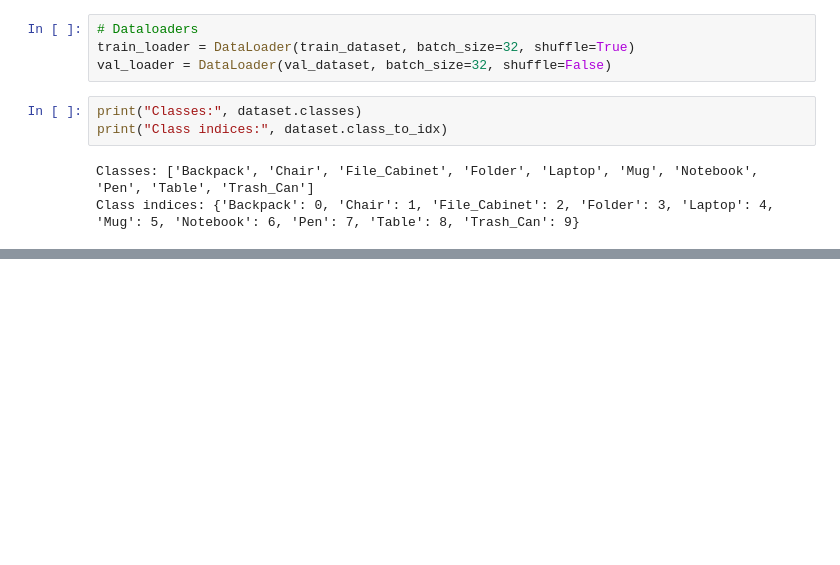
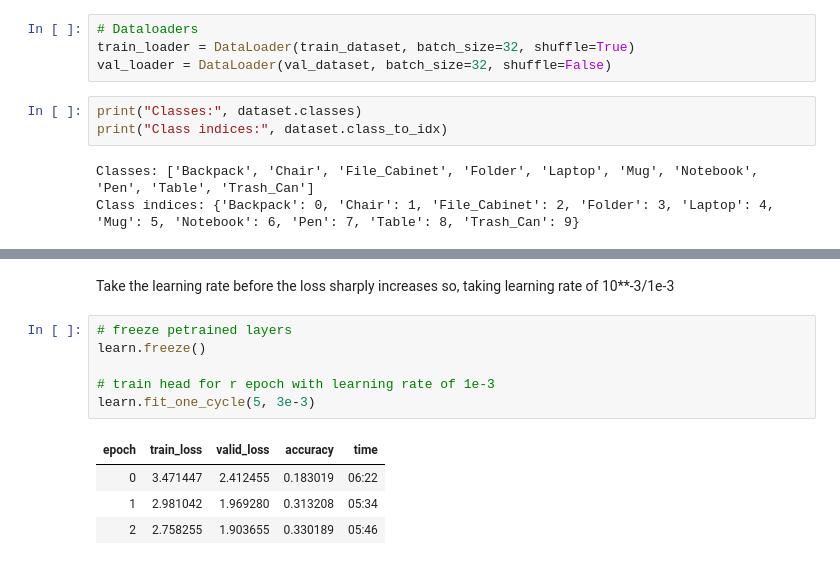
Before and after one commit to magala20-alt/AI-In-Robotics, a Jupyter notebook: model.ipynb, the cells around one changed output, grey strips where cells are left out. Saved outputs shown, nothing was run; the diff lists cells and outputs as text; blank space fills up the shorter version.

```diff
--- a/model.ipynb
+++ b/model.ipynb
@@ -96,0 +96,13 @@ SuggestedLRs(valley=0.0014454397605732083)
+# %% [markdown]
+Take the learning rate before the loss sharply increases so, taking learning rate of 10**-3/1e-3
+# %%
+# freeze petrained layers
+learn.freeze()
+
+# train head for r epoch with learning rate of 1e-3
+learn.fit_one_cycle(5, 3e-3)
+# %% [output]
+| epoch | train_loss | valid_loss | accuracy | time |
+| 0 | 3.471447 | 2.412455 | 0.183019 | 06:22 |
+| 1 | 2.981042 | 1.969280 | 0.313208 | 05:34 |
+| 2 | 2.758255 | 1.903655 | 0.330189 | 05:46 |
```
Also changed, not shown: parts of 4 cells of this notebook.
